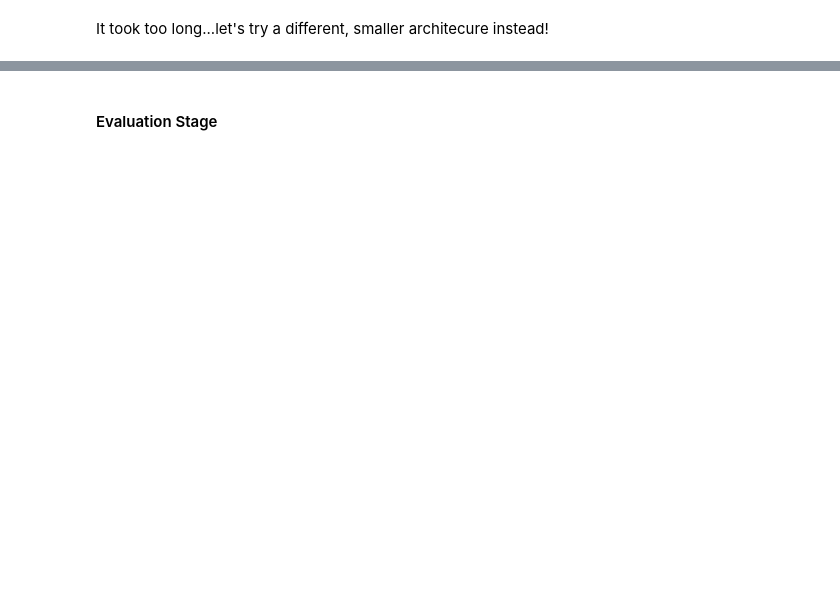
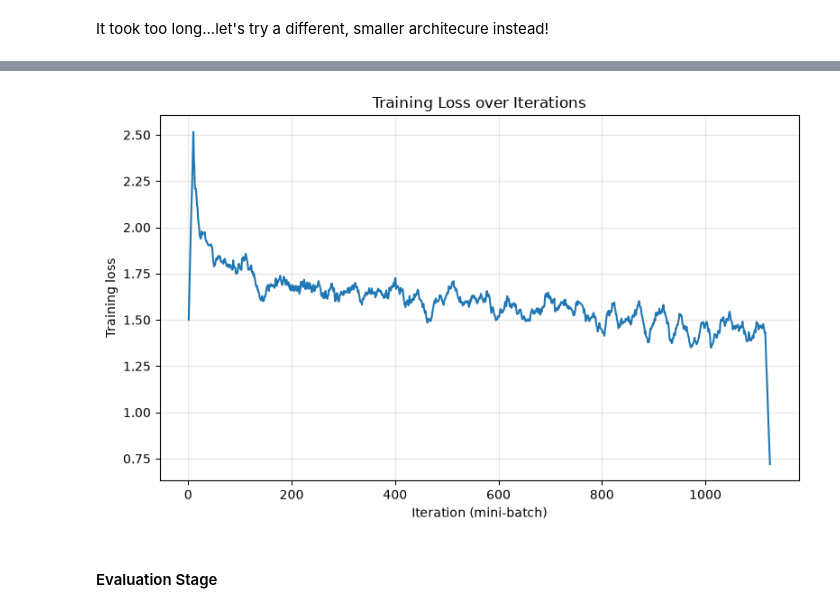
Before and after one commit to DanielSGH/NN-Image-Classification, a Jupyter notebook: task2.ipynb, the cells around one changed output, grey strips where cells are left out. Cells and saved outputs as stored; diff of their text form; code cells hidden in the pictures; blank space fills up the shorter version.

```diff
--- a/task2.ipynb
+++ b/task2.ipynb
@@ -200,0 +230,19 @@ KeyboardInterrupt:
+# %%
+model.eval()  # disables dropout
+val_error_sum = 0.0
+num_examples = 0
+
+with torch.inference_mode():  # no gradients needed for validation
+    for X, y in val_loader:
+        X = X.float().to(device).unsqueeze(1)
+        y = y.float().to(device).unsqueeze(1)
+
+        pred = model(X)
+        batch_error = common_sense_error_minutes(pred, y)
+
+        # Count predictions no more than the chosen circular-time error tolerance.
+        val_error_sum += batch_error.sum().item()
+        num_examples += X.size(0)
+
+mean_error_minutes = val_error_sum / num_examples
+print(f"Mean circular error: {mean_error_minutes:.2f} minutes")
@@ -285,3 +325,14 @@ End of epoch. Cumulated loss: 334.2692
+# %%
+plt.figure(figsize=(8, 5))
+plt.plot(range(1, len(loss_history) + 1), smooth(loss_history, 19))
+plt.xlabel("Iteration (mini-batch)")
+plt.ylabel("Training loss")
+plt.title("Training Loss over Iterations")
+plt.grid(True, alpha=0.3)
+plt.tight_layout()
+plt.show()
+# %% [output]
+[figure, added]
 # %% [markdown]
 #### Evaluation Stage
 # %%
```
Also changed, not shown: parts of 46 cells of this notebook.
